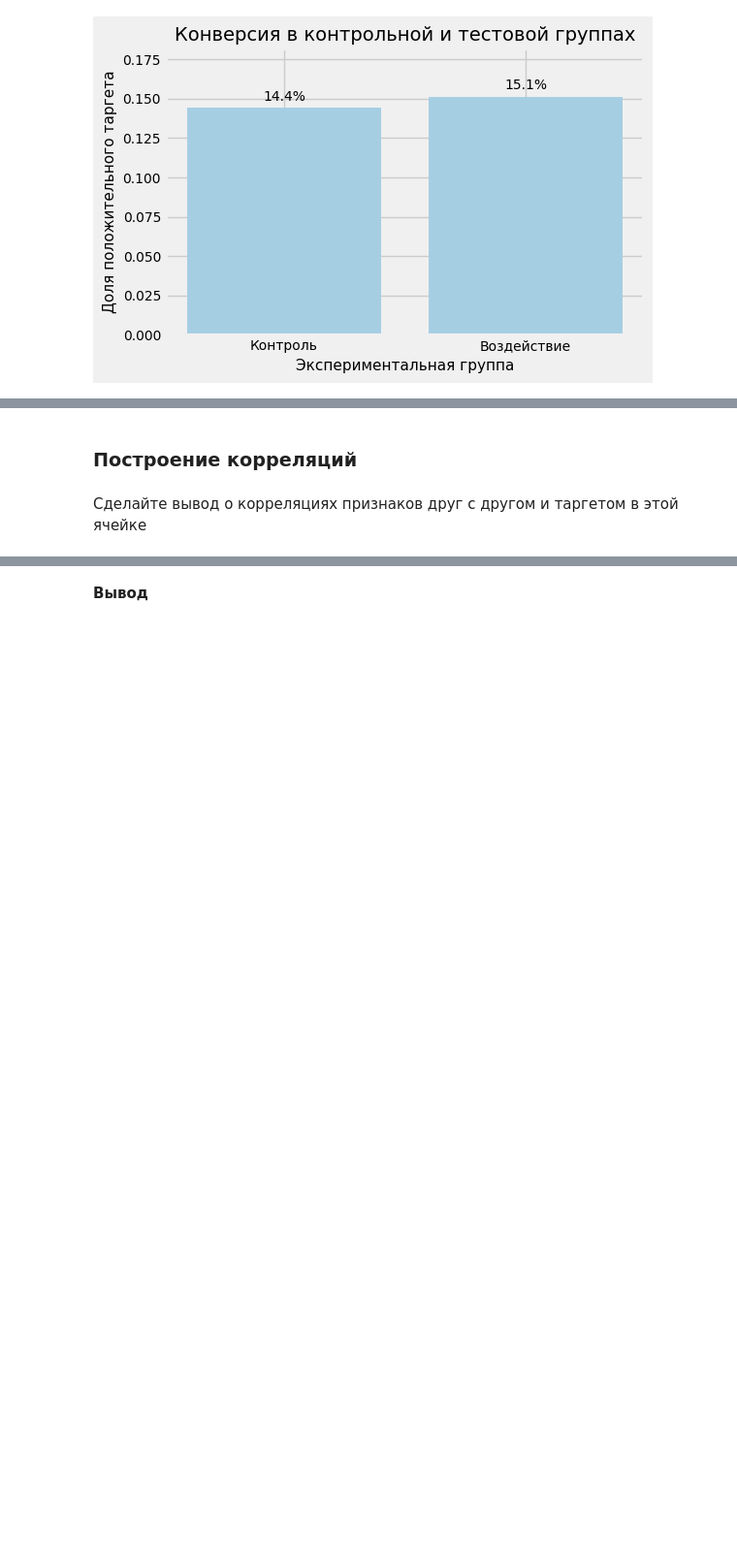
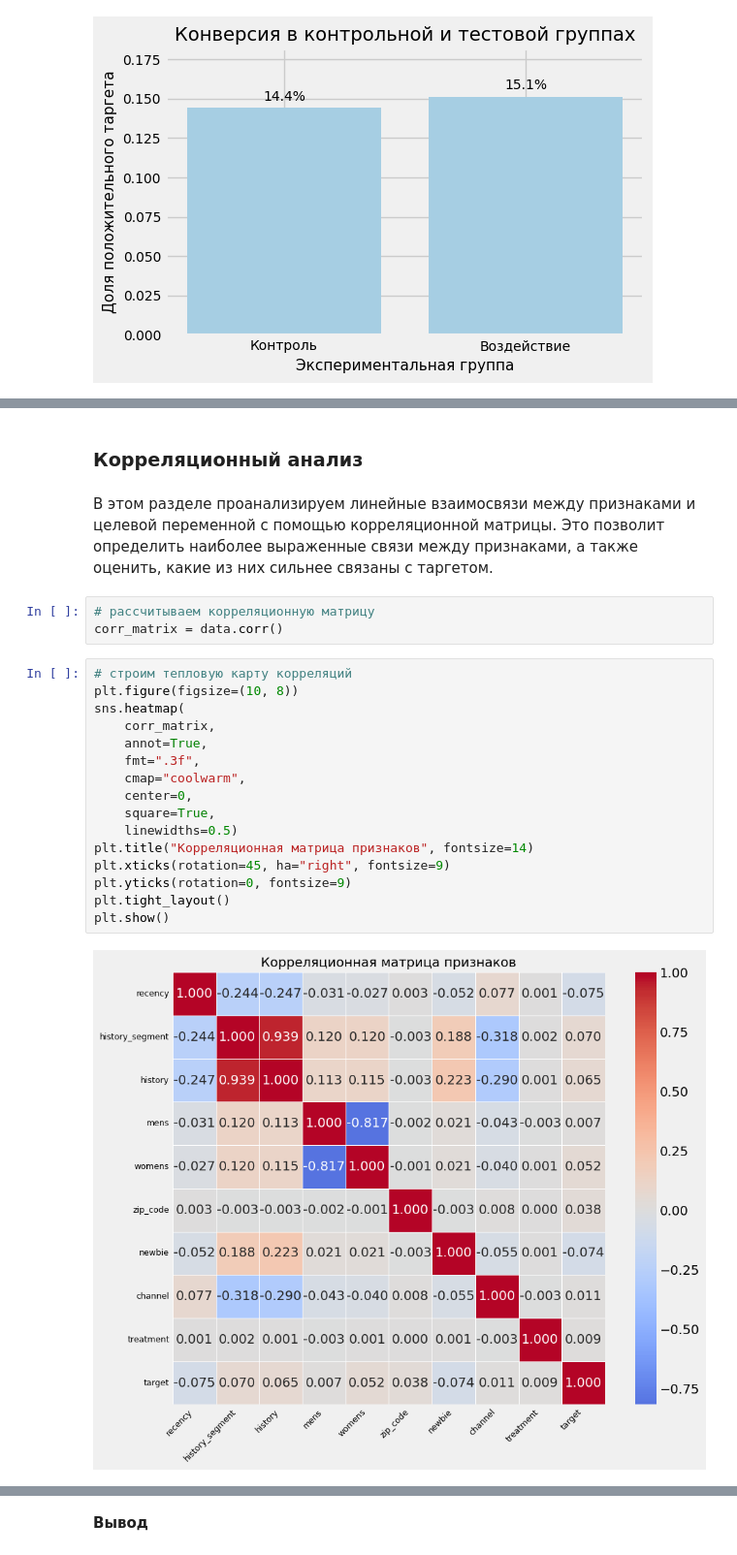
Before and after one commit to LadyProGo/mle-project-sprint-5-v001, a Jupyter notebook: final_uplift_project.ipynb, the cells around one changed output, grey strips where cells are left out. Shown at 97% size. Saved outputs shown, nothing was run; the diff lists cells and outputs as text; blank space fills up the shorter version.

```diff
--- a/final_uplift_project.ipynb
+++ b/final_uplift_project.ipynb
@@ -543,5 +588,26 @@ plt.show()
 Таким образом, различие в конверсии между группами статистически значимо: в группе воздействия конверсия выше 15.1% против 14.4% в контрольной группе. При этом абсолютный эффект невелик и составляет около 0.7 процентного пункта, что дополнительно обосновывает необходимость uplift-моделирования для поиска пользователей, на которых воздействие работает наиболее эффективно.
-# %% [markdown]
-### Построение корреляций
-# %% [markdown]
-Сделайте вывод о корреляциях признаков друг с другом и таргетом в этой ячейке
+# %% [markdown]
+### Корреляционный анализ
+# %% [markdown]
+В этом разделе проанализируем линейные взаимосвязи между признаками и целевой переменной с помощью корреляционной матрицы. Это позволит определить наиболее выраженные связи между признаками, а также оценить, какие из них сильнее связаны с таргетом.
+# %%
+# рассчитываем корреляционную матрицу
+corr_matrix = data.corr()
+# %%
+# строим тепловую карту корреляций
+plt.figure(figsize=(10, 8))
+sns.heatmap(
+    corr_matrix,
+    annot=True,
+    fmt=".3f",
+    cmap="coolwarm",
+    center=0,
+    square=True,
+    linewidths=0.5)
+plt.title("Корреляционная матрица признаков", fontsize=14)
+plt.xticks(rotation=45, ha="right", fontsize=9)
+plt.yticks(rotation=0, fontsize=9)
+plt.tight_layout()
+plt.show()
+# %% [output]
+[figure, added]
```
Also changed, not shown: parts of 146 cells of this notebook, 2 other files.
